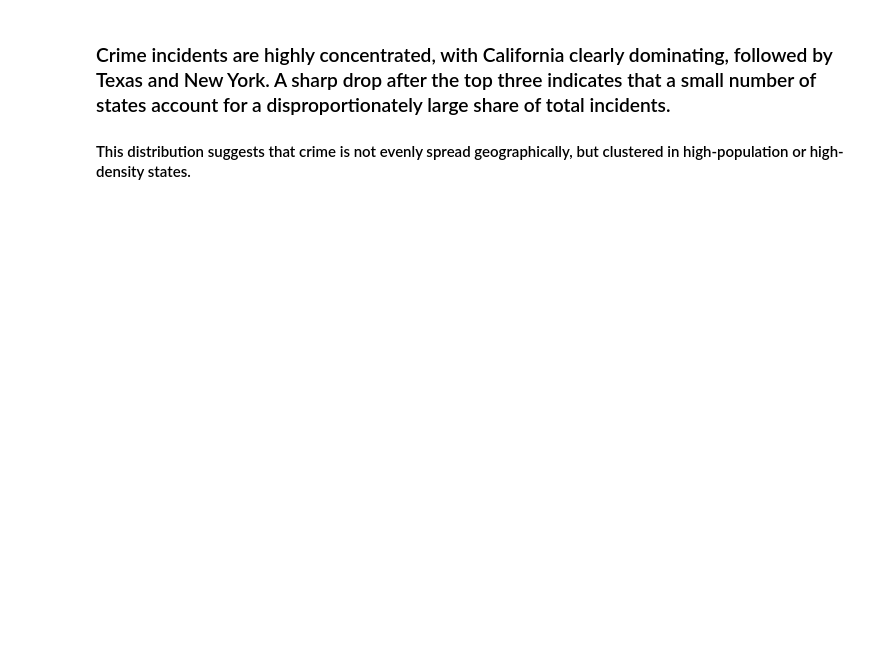
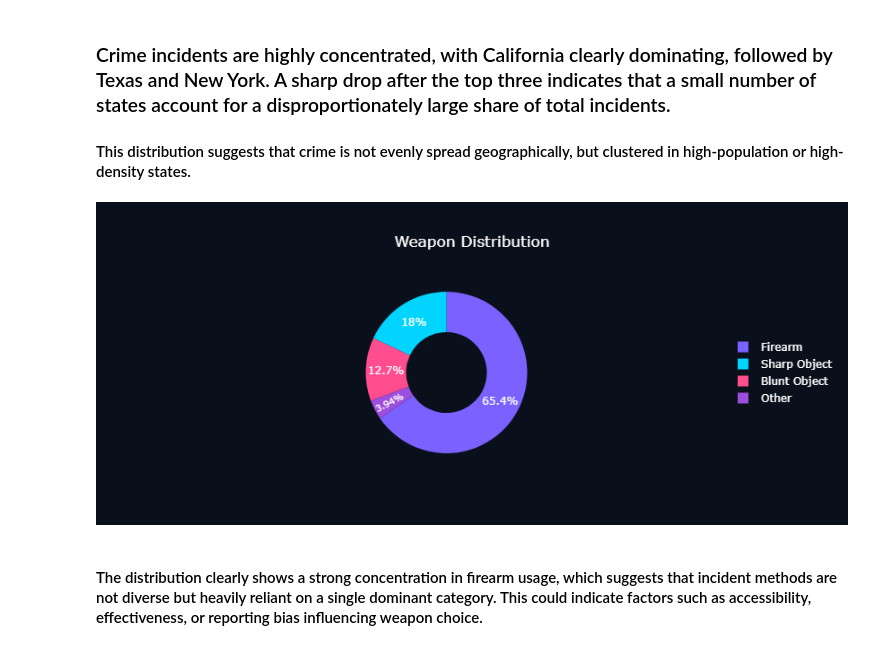
Before and after one commit to anushkagautam17/homicide-data-analysis, a Jupyter notebook: 02_visualization.ipynb, the cells around one changed output. Drawn from its saved outputs; the diff is of its cells as text; code cells hidden in the pictures; blank space fills up the shorter version.

Commit message:
Visualization 3: Weapon-used analysis donut chart

```diff
--- a/02_visualization.ipynb
+++ b/02_visualization.ipynb
@@ -138,3 +138,53 @@ top_states.hvplot.barh(
 ### Crime incidents are highly concentrated, with California clearly dominating, followed by Texas and New York. A sharp drop after the top three indicates that a small number of states account for a disproportionately large share of total incidents.
 
 #### This distribution suggests that crime is not evenly spread geographically, but clustered in high-population or high-density states.
+# %%
+weapon_data = (
+    df_trend[['Weapon_Group', 'Year', 'Month', 'City', 'Incident']]
+    .drop_duplicates()
+    .groupby('Weapon_Group')
+    .size()
+    .reset_index(name='Total_Incidents')
+    .sort_values(by='Total_Incidents', ascending=False)
+)
+# %%
+top_weapons = (
+    weapon_data[weapon_data['Weapon_Group'] != 'Unknown']
+    .head(6)
+)
+
+fig = px.pie(
+    top_weapons,
+    names='Weapon_Group',
+    values='Total_Incidents',
+    hole=0.5,
+    color_discrete_sequence=[
+        '#7B61FF', '#00D4FF', '#FF4D8D',
+        '#9D4EDD', '#4CC9F0', '#F72585'
+    ],
+    title="Weapon Distribution"
+)
+fig.update_layout(
+    paper_bgcolor='#0A0F1C',
+    plot_bgcolor='#0A0F1C',
+    font_color='white',
+    title_x=0.5   # center title
+)
+
+fig.update_traces(
+    textinfo='percent',
+    textposition='inside',
+    textfont=dict(color='white')
+)
+fig.update_layout(
+    legend=dict(
+        orientation="v",
+        x=1,
+        y=0.5
+    )
+)
+fig.show()
+# %% [output]
+[figure, added]
+# %% [markdown]
+#### The distribution clearly shows a strong concentration in firearm usage, which suggests that incident methods are not diverse but heavily reliant on a single dominant category. This could indicate factors such as accessibility, effectiveness, or reporting bias influencing weapon choice.
```
